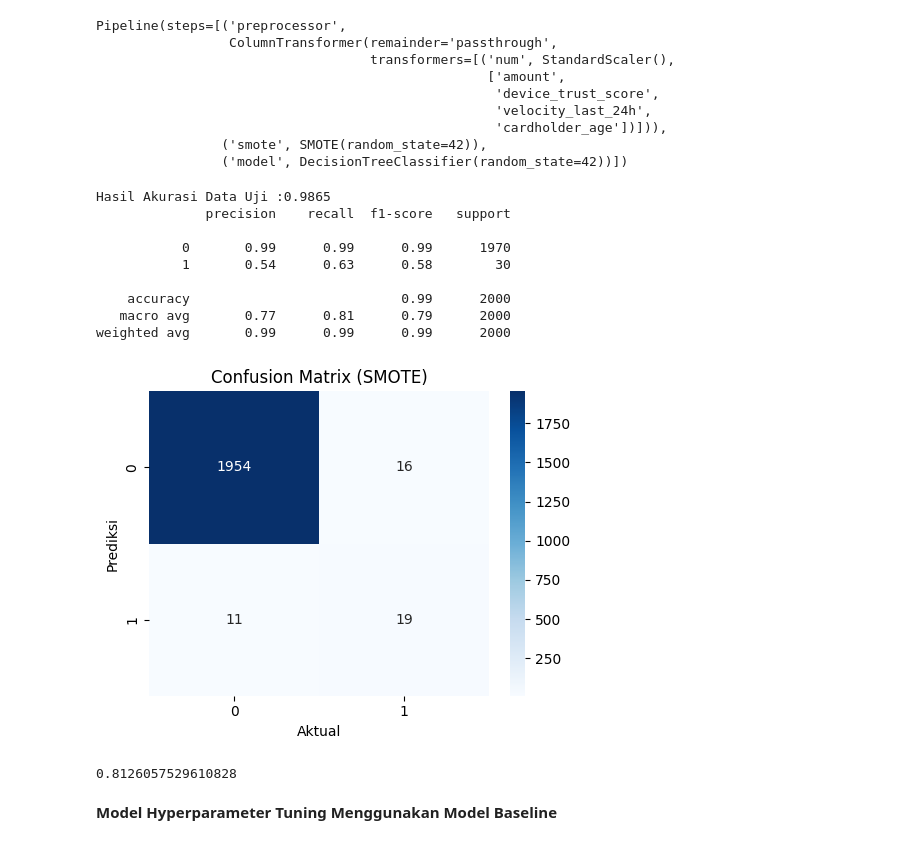
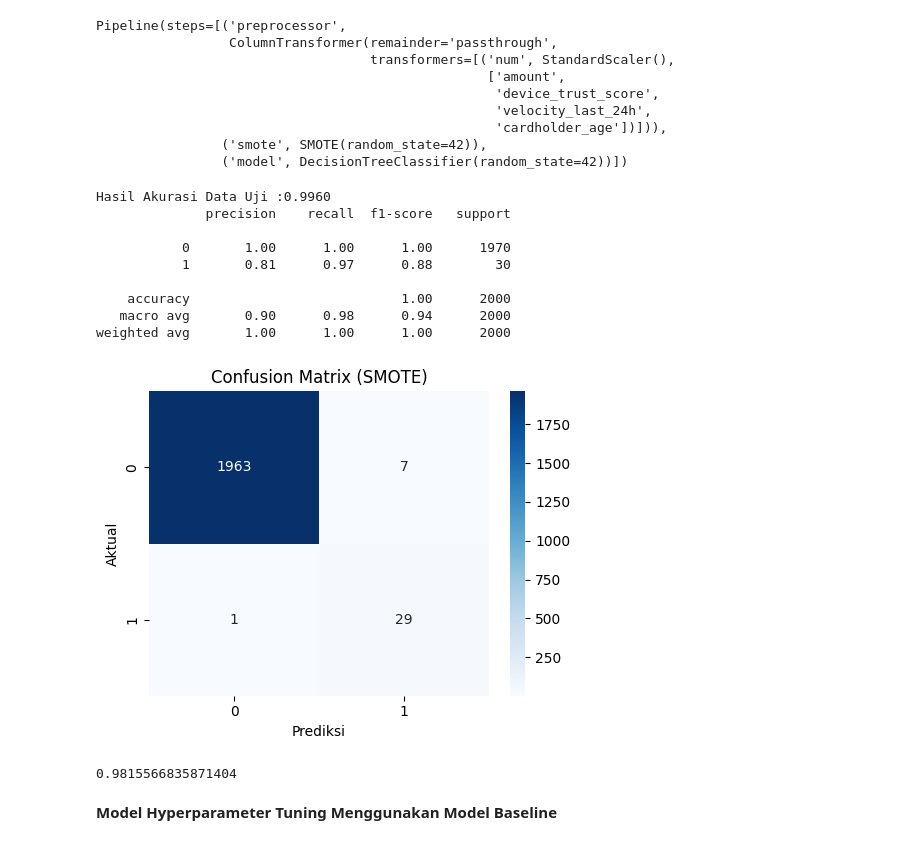
Before and after one commit to andiubaid09/Credit-Card-Fraud-Detection, a Jupyter notebook: notebooks/02_Decision_Tree_CCFD.ipynb, the cells around one changed output. Drawn from its saved outputs; the diff is of its cells as text; code cells hidden in the pictures.

```diff
--- a/notebooks/02_Decision_Tree_CCFD.ipynb
+++ b/notebooks/02_Decision_Tree_CCFD.ipynb
@@ -80,7 +80,7 @@ dtype: float64
 import numpy as np
 
 df['hour_sin'] = np.sin(2 * np.pi * df['transaction_hour']/24)
-df['hour_cos'] = np.sin(2 * np.pi * df['transaction_hour']/24)
+df['hour_cos'] = np.cos(2 * np.pi * df['transaction_hour']/24)
 # %%
 df.columns
 # %% [output]
@@ -244,10 +263,10 @@ print(roc_auc_balanced)
 # %% [markdown]
 **Decision Tree + SMOTE**
 # %%
-from imblearn.pipeline import Pipeline
+from imblearn.pipeline import Pipeline as ImbPipeline
 from imblearn.over_sampling import SMOTE
 
-smote_pipeline = Pipeline ([
+smote_pipeline = ImbPipeline ([
     ('preprocessor', preprocessor),
     ('smote', SMOTE(random_state=42)),
     ('model', baseline_dt)
@@ -276,32 +295,32 @@ accuracy_smote = accuracy_score(y_test, y_pred_smote)
 print(f'Hasil Akurasi Data Uji :{accuracy_smote:.4f}')
 print(classification_report(y_test, y_pred_smote))
 # %% [output]
-Hasil Akurasi Data Uji :0.9865
+Hasil Akurasi Data Uji :0.9960
               precision    recall  f1-score   support
 
-           0       0.99      0.99      0.99      1970
-           1       0.54      0.63      0.58        30
+           0       1.00      1.00      1.00      1970
+           1       0.81      0.97      0.88        30
 
-    accuracy                           0.99      2000
-   macro avg       0.77      0.81      0.79      2000
-weighted avg       0.99      0.99      0.99      2000
+    accuracy                           1.00      2000
+   macro avg       0.90      0.98      0.94      2000
+weighted avg       1.00      1.00      1.00      2000
 # %%
 cm_smote = confusion_matrix(y_test, y_pred_smote)
 plt.figure(figsize=(5,4))
 sns.heatmap(cm_smote, annot=True, fmt='d', cmap='Blues')
 plt.title('Confusion Matrix (SMOTE)')
-plt.xlabel('Aktual')
-plt.ylabel('Prediksi')
+plt.xlabel('Prediksi')
+plt.ylabel('Aktual')
 plt.tight_layout()
 plt.show()
 # %% [output]
-[figure, old version]
+[figure, new version]
 # %%
 y_prob_smote = smote_pipeline.predict_proba(X_test)[:,1]
 roc_auc_smote = roc_auc_score(y_test, y_prob_smote)
 print(roc_auc_smote)
 # %% [output]
-0.8126057529610828
+0.9815566835871404
 # %% [markdown]
 **Model Hyperparameter Tuning Menggunakan Model Baseline**
 # %%
```
Also changed, not shown: parts of 16 cells of this notebook, 9 other files.
